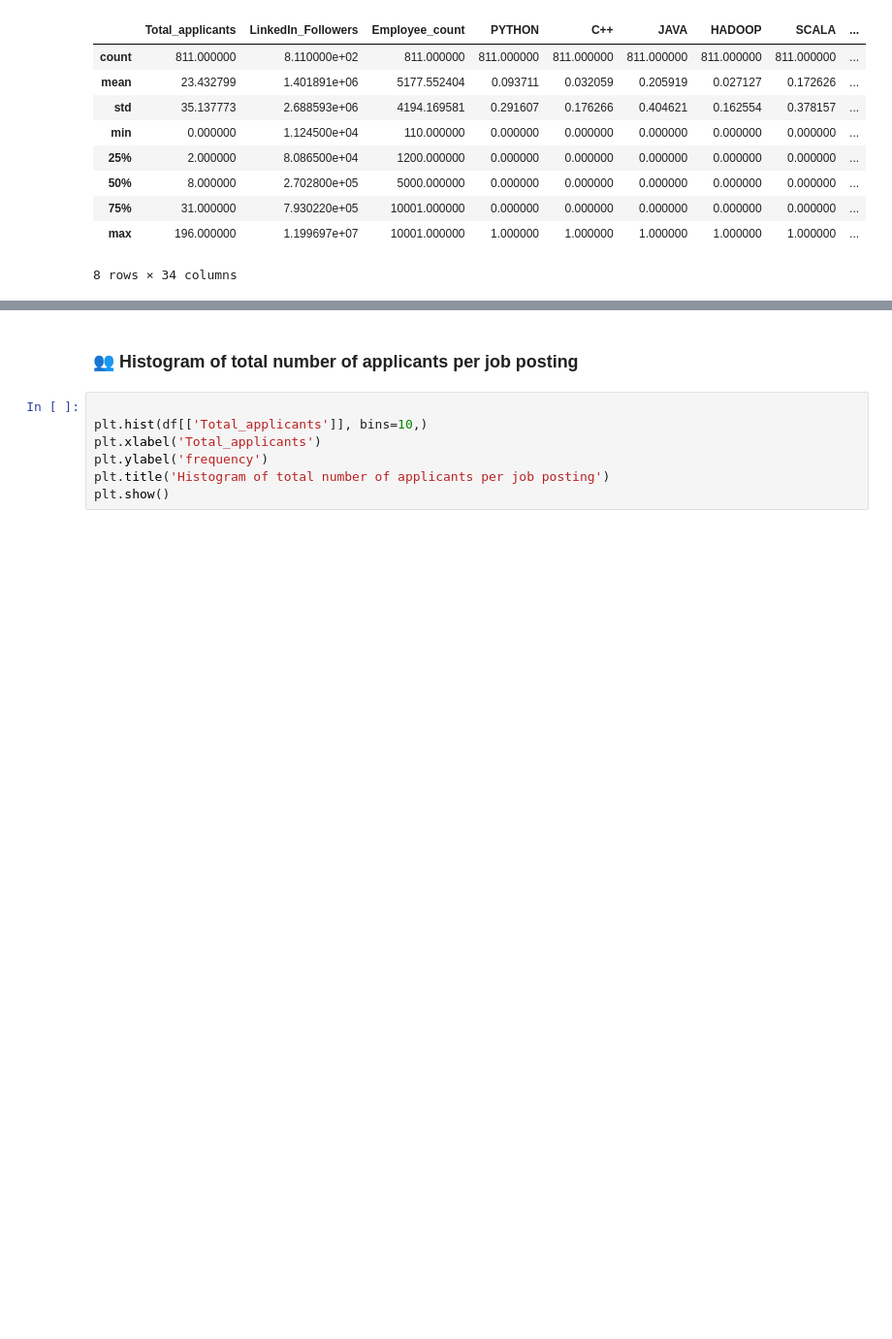
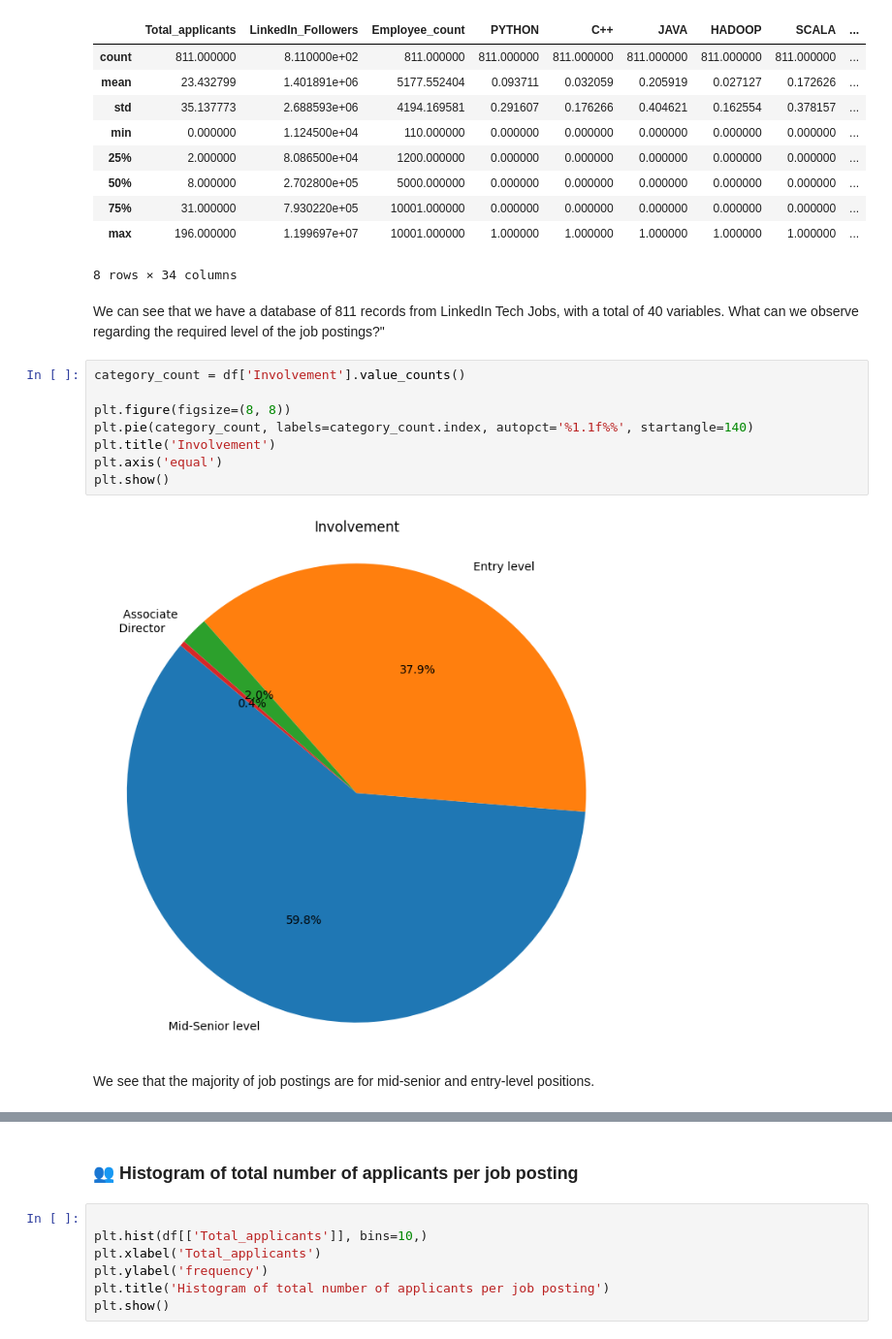
Before and after one commit to nogibjj/IDS706_DataEngineering_BarbaraFlores, a Jupyter notebook: LinkedInTechJobs.ipynb, the cells around one changed output, grey strips where cells are left out. Shown: that part at 97% size. Drawn from its saved outputs; the diff is of its cells as text; blank space fills up the shorter version.

```diff
--- a/LinkedInTechJobs.ipynb
+++ b/LinkedInTechJobs.ipynb
@@ -69,3 +69,18 @@ df.describe()
 | 75% | 31.000000 | 7.930220e+05 | 10001.000000 | 0.000000 | 0.000000 | 0.000000 | 0.000000 | 0.000000 | ... |
 | max | 196.000000 | 1.199697e+07 | 10001.000000 | 1.000000 | 1.000000 | 1.000000 | 1.000000 | 1.000000 | ... |
 8 rows × 34 columns
+# %% [markdown]
+We can see that we have a database of 811 records from LinkedIn Tech Jobs, with a total of 40 variables.
+What can we observe regarding the required level of the job postings?"
+# %%
+category_count = df['Involvement'].value_counts()
+
+plt.figure(figsize=(8, 8))
+plt.pie(category_count, labels=category_count.index, autopct='%1.1f%%', startangle=140)
+plt.title('Involvement')
+plt.axis('equal')
+plt.show()
+# %% [output]
+[figure, added]
+# %% [markdown]
+We see that the majority of job postings are for mid-senior and entry-level positions.
```
Also changed, not shown: parts of 5 cells of this notebook.
